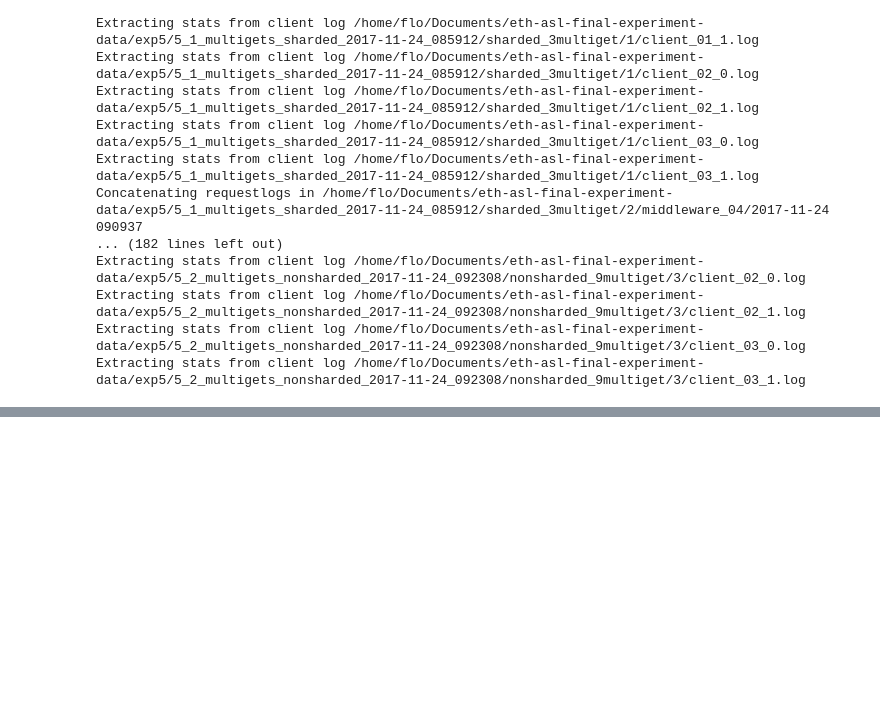
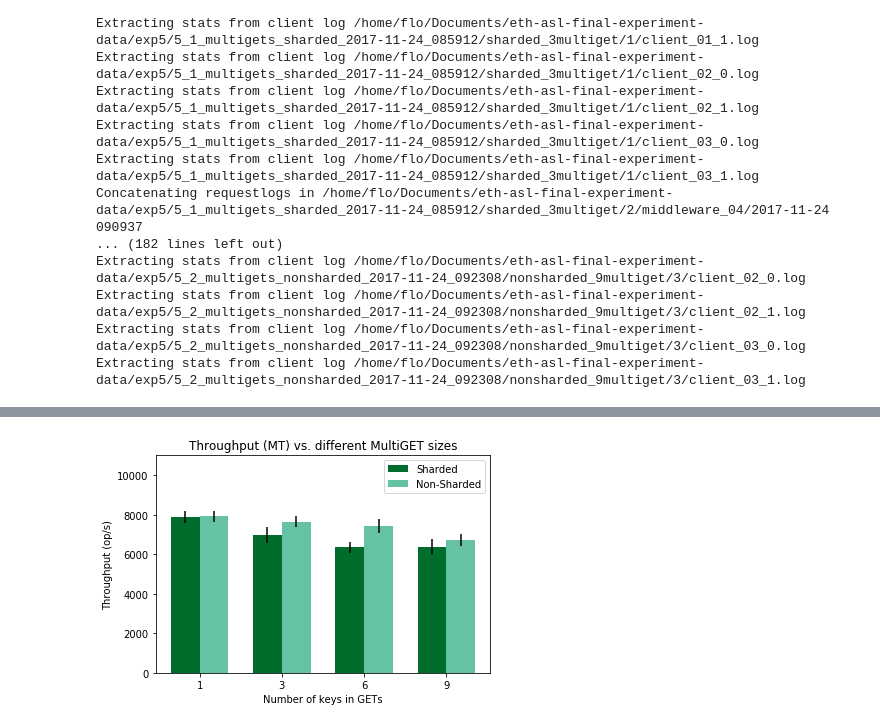
Before and after one commit to flock0/eth-asl, a Jupyter notebook: bash/5_multigets/postprocessing/graphs_5.ipynb, the cells around one changed output, grey strips where cells are left out. Cells and saved outputs as stored; diff of their text form; code cells hidden in the pictures; blank space fills up the shorter version.

```diff
--- a/bash/5_multigets/postprocessing/graphs_5.ipynb
+++ b/bash/5_multigets/postprocessing/graphs_5.ipynb
@@ -49,3 +83,31 @@ Extracting stats from client log /home/flo/Documents/eth-asl-final-experiment-da
+# %%
+## Throughput
+
+means_shard_xput = shard.loc['mean', 'throughput']
+means_shard_xput
+std_shard_xput = shard.loc['std', 'throughput']
+
+means_nonshard_xput = nonshard.loc['mean', 'throughput']
+means_nonshard_xput
+std_nonshard_xput = nonshard.loc['std', 'throughput']
+
+indices = np.arange(4)
+width = 0.35
+fig, ax = plt.subplots()
+shard_bar = ax.bar(indices, means_shard_xput, width, color='#006d2c', yerr=std_shard_xput)
+nonshard_bar = ax.bar(indices + width, means_nonshard_xput, width, color='#66c2a4', yerr=std_nonshard_xput)
+
+ax.legend((shard_bar[0], nonshard_bar[0]), ('Sharded', 'Non-Sharded'), loc='upper right')
+ax.set_xticks(indices + width / 2)
+ax.set_xticklabels(('1', '3', '6', '9'))
+ax.set_ylabel('Throughput (op/s)')
+ax.set_xlabel('Number of keys in GETs')
+ax.set_title('Throughput (MT) vs. different MultiGET sizes')
+ax.set_ylim([0,11000])
+
+plt.show()
+# %% [output]
+[figure, added]
 # %%
 ### Summary Table: Finding maximum throughput configuration
 # Maximum throughput for one middleware
```
Also changed, not shown: parts of 3 cells of this notebook, 3 other files.
